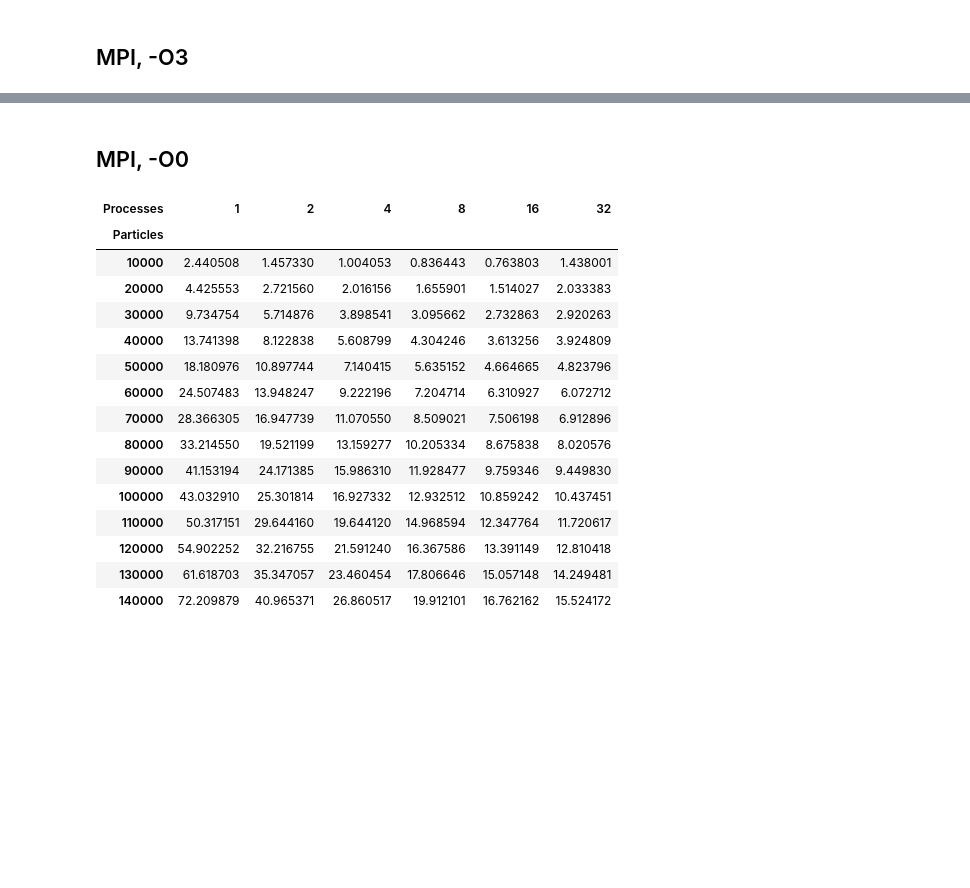
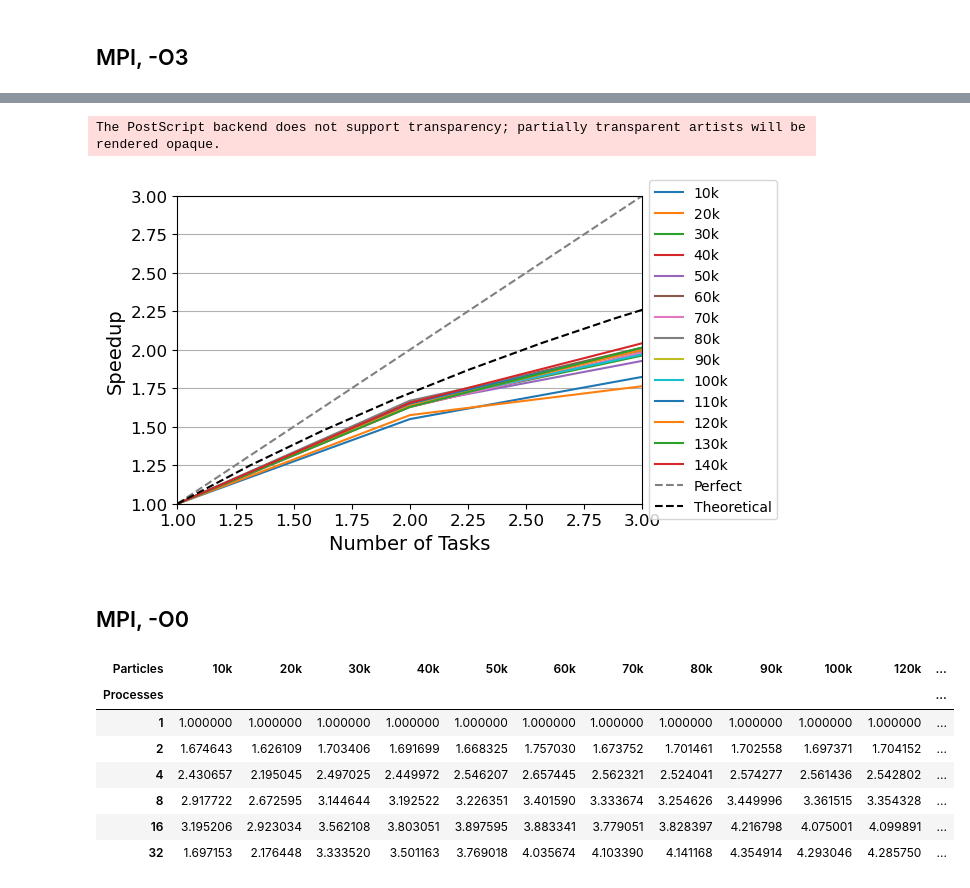
Before and after one commit to carloscca10/hpc_nbody, a Jupyter notebook: python things/file.ipynb, the cells around one changed output, grey strips where cells are left out. Cells and saved outputs as stored; diff of their text form; code cells hidden in the pictures; blank space fills up the shorter version.

```diff
--- a/python things/file.ipynb
+++ b/python things/file.ipynb
@@ -190,42 +207,59 @@ mpi_o3
+# %%
+# Create the plot
+fig, ax = plt.subplots(figsize=(6, 4))
+mpi_o3_speedup.plot(ax=ax)
+ax.legend(loc='center left', bbox_to_anchor=(1.0, 0.5))
+ax.set_xlabel("Number of Tasks", fontsize=14)
+ax.set_ylabel("Speedup", fontsize=14)
+
+# Add a dashed gray line with slope 1 (y=x)
+x = np.linspace(1, 32, 100)
+ax.plot(x, x, '--', color='gray', label='Perfect')
+ax.plot(x, 1/((1-0.8365) + 0.8365/x), '--', color='black', label='Theoretical')
+ax.legend(loc='center left', bbox_to_anchor=(1.0, 0.5))
+ax.set_xlim([1,3])
+ax.set_ylim([1,3])
+ax.yaxis.grid(True)
+ax.tick_params(axis='both', labelsize=12)  # Adjust the labelsize as needed
+
+plt.savefig('o3_short.eps', format='eps', bbox_inches='tight')
+plt.show()
+# %% [output]
+The PostScript backend does not support transparency; partially transparent artists will be rendered opaque.
+[figure, added]
 # %% [markdown]
 ## MPI, -O0
 # %%
 mpi_o0_dict = {
-    "10000": [2.440508, 1.457330, 1.004053, 0.836443, 0.763803, 1.438001],
-    "20000": [4.425553, 2.721560, 2.016156, 1.655901, 1.514027, 2.033383],
-    "30000": [9.734754, 5.714876, 3.898541, 3.095662, 2.732863, 2.920263],
-    "40000": [13.741398, 8.122838, 5.608799, 4.304246, 3.613256, 3.924809],
-    "50000": [18.180976, 10.897744, 7.140415, 5.635152, 4.664665, 4.823796],
-    "60000": [24.507483, 13.948247, 9.222196, 7.204714, 6.310927, 6.072712],
-    "70000": [28.366305, 16.947739, 11.070550, 8.509021, 7.506198, 6.912896],
-    "80000": [33.214550, 19.521199, 13.159277, 10.205334, 8.675838, 8.020576],
-    "90000": [41.153194, 24.171385, 15.986310, 11.928477, 9.759346, 9.449830],
-    "100000": [43.032910, 25.301814, 16.927332, 12.932512, 10.859242, 10.437451],
-    "110000": [50.317151, 29.644160, 19.644120, 14.968594, 12.347764, 11.720617],
-    "120000": [54.902252, 32.216755, 21.591240, 16.367586, 13.391149, 12.810418],
-    "130000": [61.618703, 35.347057, 23.460454, 17.806646, 15.057148, 14.249481],
-    "140000": [72.209879, 40.965371, 26.860517, 19.912101, 16.762162, 15.524172]
+    "10k": [2.440508, 1.457330, 1.004053, 0.836443, 0.763803, 1.438001],
+    "20k": [4.425553, 2.721560, 2.016156, 1.655901, 1.514027, 2.033383],
+    "30k": [9.734754, 5.714876, 3.898541, 3.095662, 2.732863, 2.920263],
+    "40k": [13.741398, 8.122838, 5.608799, 4.304246, 3.613256, 3.924809],
+    "50k": [18.180976, 10.897744, 7.140415, 5.635152, 4.664665, 4.823796],
+    "60k": [24.507483, 13.948247, 9.222196, 7.204714, 6.310927, 6.072712],
+    "70k": [28.366305, 16.947739, 11.070550, 8.509021, 7.506198, 6.912896],
+    "80k": [33.214550, 19.521199, 13.159277, 10.205334, 8.675838, 8.020576],
+    "90k": [41.153194, 24.171385, 15.986310, 11.928477, 9.759346, 9.449830],
+    "100k": [43.032910, 25.301814, 16.927332, 12.932512, 10.859242, 10.437451],
+    "100k": [50.317151, 29.644160, 19.644120, 14.968594, 12.347764, 11.720617],
+    "120k": [54.902252, 32.216755, 21.591240, 16.367586, 13.391149, 12.810418],
+    "130k": [61.618703, 35.347057, 23.460454, 17.806646, 15.057148, 14.249481],
+    "140k": [72.209879, 40.965371, 26.860517, 19.912101, 16.762162, 15.524172]
 }
 
 # Convert the dictionary to a DataFrame
 mpi_o0 = pd.DataFrame.from_dict(mpi_o0_dict, orient='index', columns=[1, 2, 4, 8, 16, 32])
 mpi_o0.index.name = 'Particles'
 mpi_o0.columns.name = 'Processes'
-mpi_o0
+mpi_o0_speedup = mpi_o0.copy().div(mpi_o0[1], axis=0)
+mpi_o0_speedup = mpi_o0_speedup.apply(lambda x: 1 / x).T
+mpi_o0_speedup
 # %% [output]
-| Processes | 1 | 2 | 4 | 8 | 16 | 32 |
-| Particles |  |  |  |  |  |  |
-| 10000 | 2.440508 | 1.457330 | 1.004053 | 0.836443 | 0.763803 | 1.438001 |
-| 20000 | 4.425553 | 2.721560 | 2.016156 | 1.655901 | 1.514027 | 2.033383 |
-| 30000 | 9.734754 | 5.714876 | 3.898541 | 3.095662 | 2.732863 | 2.920263 |
-| 40000 | 13.741398 | 8.122838 | 5.608799 | 4.304246 | 3.613256 | 3.924809 |
-| 50000 | 18.180976 | 10.897744 | 7.140415 | 5.635152 | 4.664665 | 4.823796 |
-| 60000 | 24.507483 | 13.948247 | 9.222196 | 7.204714 | 6.310927 | 6.072712 |
-| 70000 | 28.366305 | 16.947739 | 11.070550 | 8.509021 | 7.506198 | 6.912896 |
-| 80000 | 33.214550 | 19.521199 | 13.159277 | 10.205334 | 8.675838 | 8.020576 |
-| 90000 | 41.153194 | 24.171385 | 15.986310 | 11.928477 | 9.759346 | 9.449830 |
-| 100000 | 43.032910 | 25.301814 | 16.927332 | 12.932512 | 10.859242 | 10.437451 |
-| 110000 | 50.317151 | 29.644160 | 19.644120 | 14.968594 | 12.347764 | 11.720617 |
-| 120000 | 54.902252 | 32.216755 | 21.591240 | 16.367586 | 13.391149 | 12.810418 |
-| 130000 | 61.618703 | 35.347057 | 23.460454 | 17.806646 | 15.057148 | 14.249481 |
-| 140000 | 72.209879 | 40.965371 | 26.860517 | 19.912101 | 16.762162 | 15.524172 |
+| Particles | 10k | 20k | 30k | 40k | 50k | 60k | 70k | 80k | 90k | 100k | 120k | ... |
+| Processes |  |  |  |  |  |  |  |  |  |  |  | ... |
+| 1 | 1.000000 | 1.000000 | 1.000000 | 1.000000 | 1.000000 | 1.000000 | 1.000000 | 1.000000 | 1.000000 | 1.000000 | 1.000000 | ... |
+| 2 | 1.674643 | 1.626109 | 1.703406 | 1.691699 | 1.668325 | 1.757030 | 1.673752 | 1.701461 | 1.702558 | 1.697371 | 1.704152 | ... |
+| 4 | 2.430657 | 2.195045 | 2.497025 | 2.449972 | 2.546207 | 2.657445 | 2.562321 | 2.524041 | 2.574277 | 2.561436 | 2.542802 | ... |
+| 8 | 2.917722 | 2.672595 | 3.144644 | 3.192522 | 3.226351 | 3.401590 | 3.333674 | 3.254626 | 3.449996 | 3.361515 | 3.354328 | ... |
+| 16 | 3.195206 | 2.923034 | 3.562108 | 3.803051 | 3.897595 | 3.883341 | 3.779051 | 3.828397 | 4.216798 | 4.075001 | 4.099891 | ... |
+| 32 | 1.697153 | 2.176448 | 3.333520 | 3.501163 | 3.769018 | 4.035674 | 4.103390 | 4.141168 | 4.354914 | 4.293046 | 4.285750 | ... |
```
Also changed, not shown: parts of 7 cells of this notebook, 8 other files.
